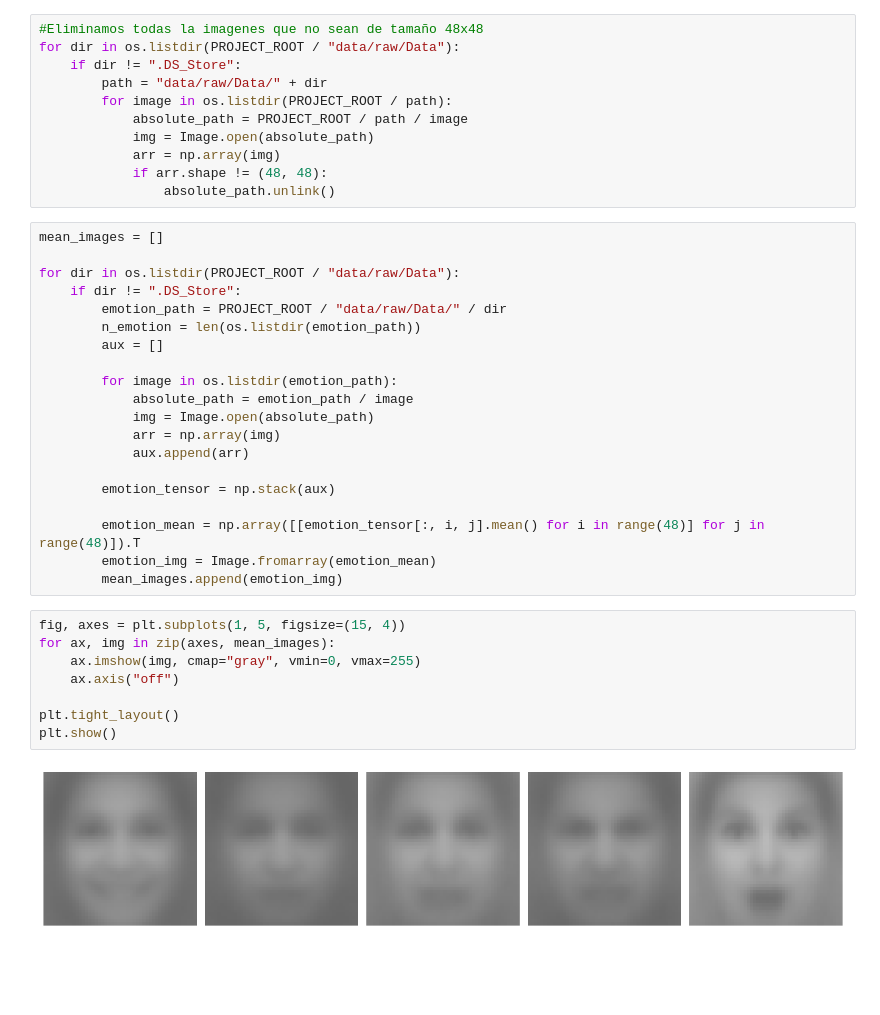
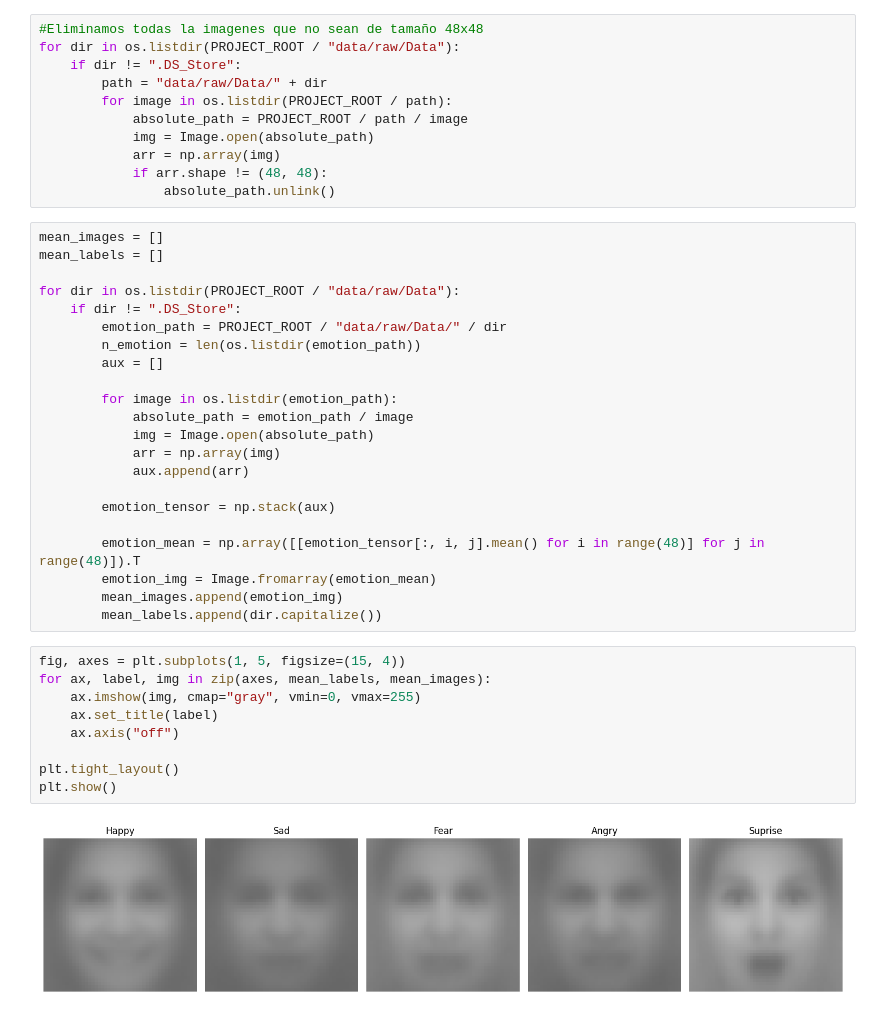
Before and after one commit to dvnielrys/humanfaceemotions, a Jupyter notebook: notebooks/01_exploracion.ipynb, the cells around one changed output. Saved outputs shown, nothing was run; the diff lists cells and outputs as text; blank space fills up the shorter version.

```diff
--- a/notebooks/01_exploracion.ipynb
+++ b/notebooks/01_exploracion.ipynb
@@ -52,6 +52,7 @@ for dir in os.listdir(PROJECT_ROOT / "data/raw/Data"):
                 absolute_path.unlink()
 # %%
 mean_images = []
+mean_labels = []
 
 for dir in os.listdir(PROJECT_ROOT / "data/raw/Data"):
     if dir != ".DS_Store":
@@ -70,13 +71,15 @@ for dir in os.listdir(PROJECT_ROOT / "data/raw/Data"):
         emotion_mean = np.array([[emotion_tensor[:, i, j].mean() for i in range(48)] for j in range(48)]).T
         emotion_img = Image.fromarray(emotion_mean)
         mean_images.append(emotion_img)
+        mean_labels.append(dir.capitalize())
 # %%
 fig, axes = plt.subplots(1, 5, figsize=(15, 4))
-for ax, img in zip(axes, mean_images):
+for ax, label, img in zip(axes, mean_labels, mean_images):
     ax.imshow(img, cmap="gray", vmin=0, vmax=255)
+    ax.set_title(label)
     ax.axis("off")
 
 plt.tight_layout()
 plt.show()
 # %% [output]
-[figure, old version]
+[figure, new version]
```
